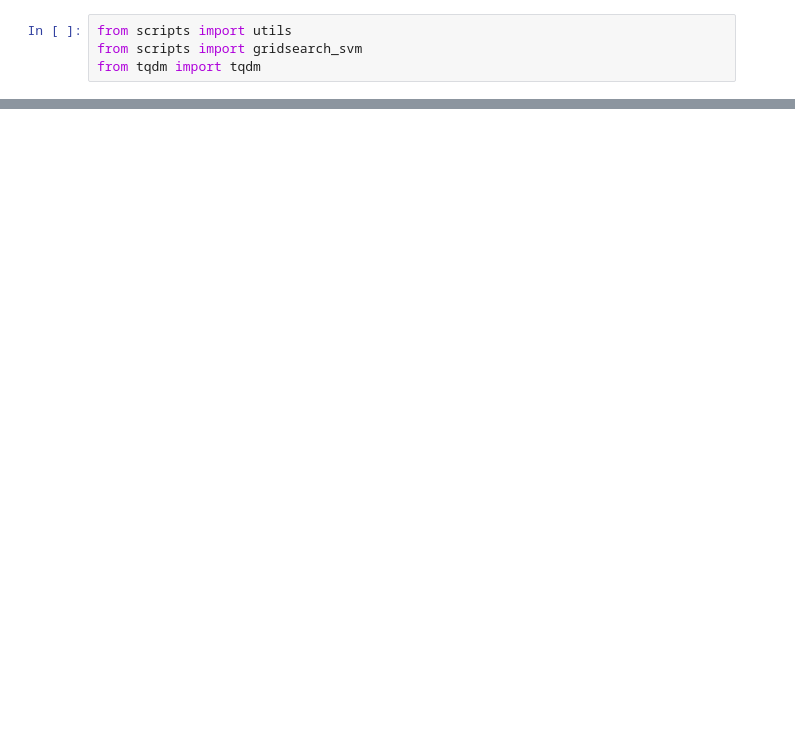
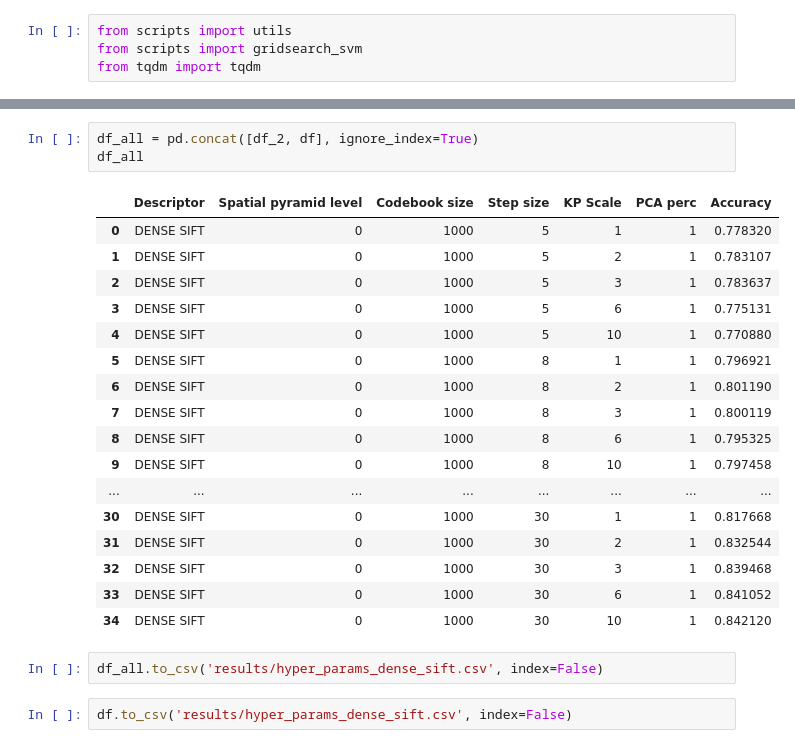
Before and after one commit to alex21th/MCV-M3-Project, a Jupyter notebook: W2/BOVW_Week2.ipynb, the cells around one changed output, grey strips where cells are left out. Saved outputs shown, nothing was run; the diff lists cells and outputs as text; blank space fills up the shorter version.

```diff
--- a/W2/BOVW_Week2.ipynb
+++ b/W2/BOVW_Week2.ipynb
@@ -48,0 +129,25 @@ KeyboardInterrupt:
+# %%
+df_all = pd.concat([df_2, df], ignore_index=True)
+df_all
+# %% [output]
+|  | Descriptor | Spatial pyramid level | Codebook size | Step size | KP Scale | PCA perc | Accuracy |
+| 0 | DENSE SIFT | 0 | 1000 | 5 | 1 | 1 | 0.778320 |
+| 1 | DENSE SIFT | 0 | 1000 | 5 | 2 | 1 | 0.783107 |
+| 2 | DENSE SIFT | 0 | 1000 | 5 | 3 | 1 | 0.783637 |
+| 3 | DENSE SIFT | 0 | 1000 | 5 | 6 | 1 | 0.775131 |
+| 4 | DENSE SIFT | 0 | 1000 | 5 | 10 | 1 | 0.770880 |
+| 5 | DENSE SIFT | 0 | 1000 | 8 | 1 | 1 | 0.796921 |
+| 6 | DENSE SIFT | 0 | 1000 | 8 | 2 | 1 | 0.801190 |
+| 7 | DENSE SIFT | 0 | 1000 | 8 | 3 | 1 | 0.800119 |
+| 8 | DENSE SIFT | 0 | 1000 | 8 | 6 | 1 | 0.795325 |
+| 9 | DENSE SIFT | 0 | 1000 | 8 | 10 | 1 | 0.797458 |
+| ... | ... | ... | ... | ... | ... | ... | ... |
+| 30 | DENSE SIFT | 0 | 1000 | 30 | 1 | 1 | 0.817668 |
+| 31 | DENSE SIFT | 0 | 1000 | 30 | 2 | 1 | 0.832544 |
+| 32 | DENSE SIFT | 0 | 1000 | 30 | 3 | 1 | 0.839468 |
+| 33 | DENSE SIFT | 0 | 1000 | 30 | 6 | 1 | 0.841052 |
+| 34 | DENSE SIFT | 0 | 1000 | 30 | 10 | 1 | 0.842120 |
+# %%
+df_all.to_csv('results/hyper_params_dense_sift.csv', index=False)
+# %%
+df.to_csv('results/hyper_params_dense_sift.csv', index=False)
```
Also changed, not shown: parts of 8 cells of this notebook, 6 other files.
